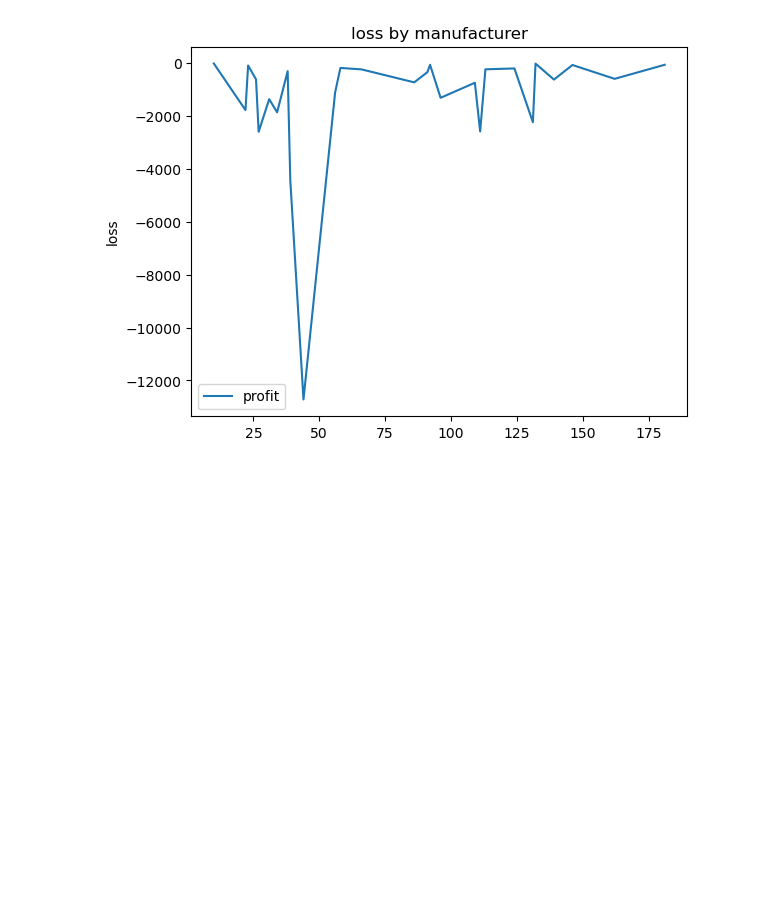
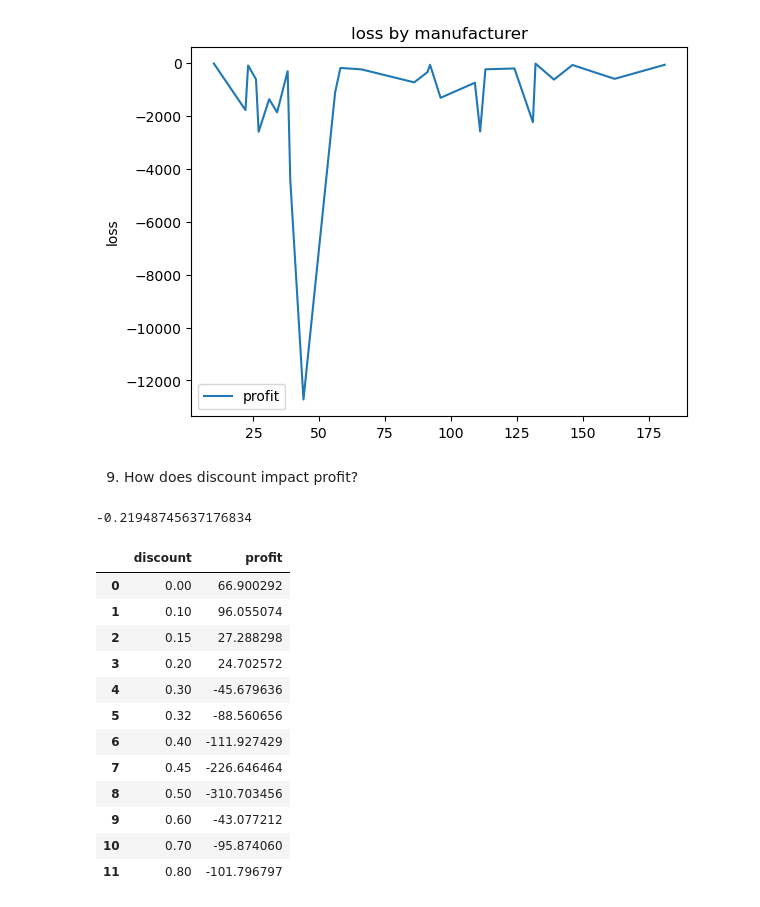
Before and after one commit to kitsune79/sales-trend-analysis, a Jupyter notebook: sales_trend_analysis.ipynb, the cells around one changed output. Drawn from its saved outputs; the diff is of its cells as text; code cells hidden in the pictures; blank space fills up the shorter version.

```diff
--- a/sales_trend_analysis.ipynb
+++ b/sales_trend_analysis.ipynb
@@ -321,3 +321,32 @@ plt.ylabel('loss')
 plt.show()
 # %% [output]
 [figure]
+# %% [markdown]
+9. How does discount impact profit?
+# %%
+dis_profit_cor =df['discount'].corr(df['profit'])
+dis_profit_cor
+# %% [output]
+-0.21948745637176834
+# %%
+discount_profit = (
+    df.groupby('discount')['profit']
+    .mean()
+    .reset_index()
+    .sort_values(by='discount',ascending=True)
+)
+discount_profit
+# %% [output]
+|  | discount | profit |
+| 0 | 0.00 | 66.900292 |
+| 1 | 0.10 | 96.055074 |
+| 2 | 0.15 | 27.288298 |
+| 3 | 0.20 | 24.702572 |
+| 4 | 0.30 | -45.679636 |
+| 5 | 0.32 | -88.560656 |
+| 6 | 0.40 | -111.927429 |
+| 7 | 0.45 | -226.646464 |
+| 8 | 0.50 | -310.703456 |
+| 9 | 0.60 | -43.077212 |
+| 10 | 0.70 | -95.874060 |
+| 11 | 0.80 | -101.796797 |
```
Also changed, not shown: parts of 5 cells of this notebook.
